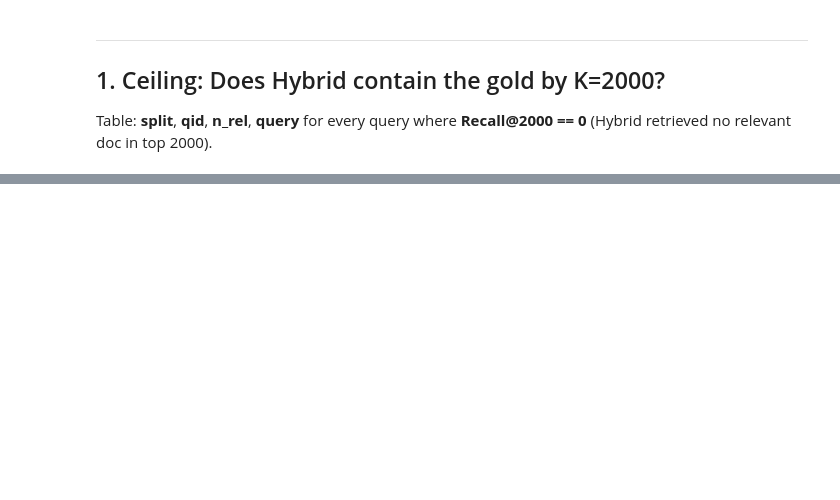
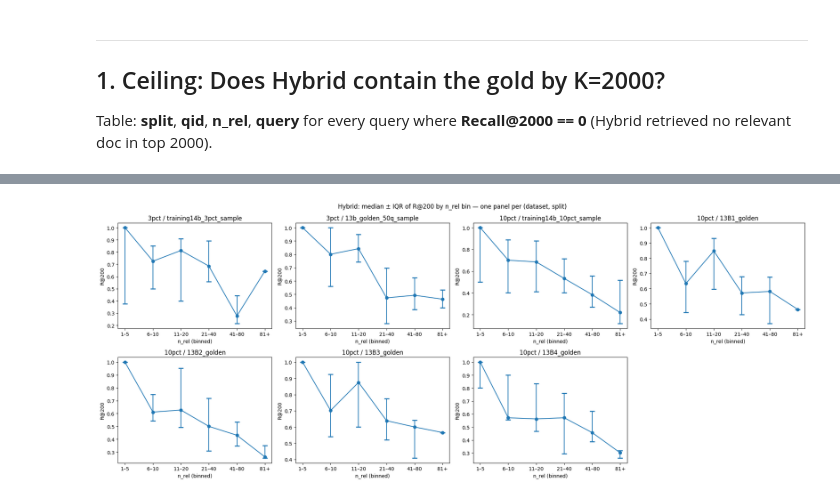
Before and after one commit to fulaibaowang/BioASQ, a Jupyter notebook: notebooks/analyze_workflow_results.ipynb, the cells around one changed output, grey strips where cells are left out. Saved outputs shown, nothing was run; the diff lists cells and outputs as text; code cells hidden in the pictures; blank space fills up the shorter version.

```diff
--- a/notebooks/analyze_workflow_results.ipynb
+++ b/notebooks/analyze_workflow_results.ipynb
@@ -232,0 +378,43 @@ plt.show()
+# %%
+# Bins: (low, high] for 1–5, 6–10, 11–20, 21–40, 41–80, 81+
+bin_edges = [0, 5, 10, 20, 40, 80, np.inf]
+bin_labels = ["1–5", "6–10", "11–20", "21–40", "41–80", "81+"]
+
+df_bin = df_clean.copy()
+df_bin["n_rel_bin"] = pd.cut(df_bin["n_rel"], bins=bin_edges, labels=bin_labels)
+
+# One subplot per (dataset, split) — each line plot is for one split only
+n = len(ANALYSIS_GROUPS)
+ncol = min(n, 4)
+nrow = (n + ncol - 1) // ncol
+fig, axes = plt.subplots(nrow, ncol, figsize=(5 * ncol, 4 * nrow))
+if n == 1:
+    axes = np.array([axes])
+axes = axes.flatten()
+for i, (ds, sp) in enumerate(ANALYSIS_GROUPS):
+    ax = axes[i]
+    sub = df_bin[(df_bin["dataset"] == ds) & (df_bin["split"] == sp)]
+    if sub.empty:
+        ax.set_visible(False)
+        continue
+    agg = (
+        sub.groupby("n_rel_bin", observed=True)["R@200"]
+        .agg(median="median", q25=lambda x: x.quantile(0.25), q75=lambda x: x.quantile(0.75))
+        .reset_index()
+    )
+    agg["iqr_lo"] = agg["median"] - agg["q25"]
+    agg["iqr_hi"] = agg["q75"] - agg["median"]
+    x = np.arange(len(agg))
+    ax.errorbar(x, agg["median"], yerr=[agg["iqr_lo"].values, agg["iqr_hi"].values], fmt="o-", capsize=5, capthick=2)
+    ax.set_xticks(x)
+    ax.set_xticklabels(agg["n_rel_bin"])
+    ax.set_xlabel("n_rel (binned)")
+    ax.set_ylabel("R@200")
+    ax.set_title(f"{ds} / {sp}")
+for j in range(i + 1, len(axes)):
+    axes[j].set_visible(False)
+plt.suptitle("Hybrid: median ± IQR of R@200 by n_rel bin — one panel per (dataset, split)")
+plt.tight_layout()
+plt.show()
+# %% [output]
+[figure, added]
```
Also changed, not shown: parts of 18 cells of this notebook, 1 other file.
